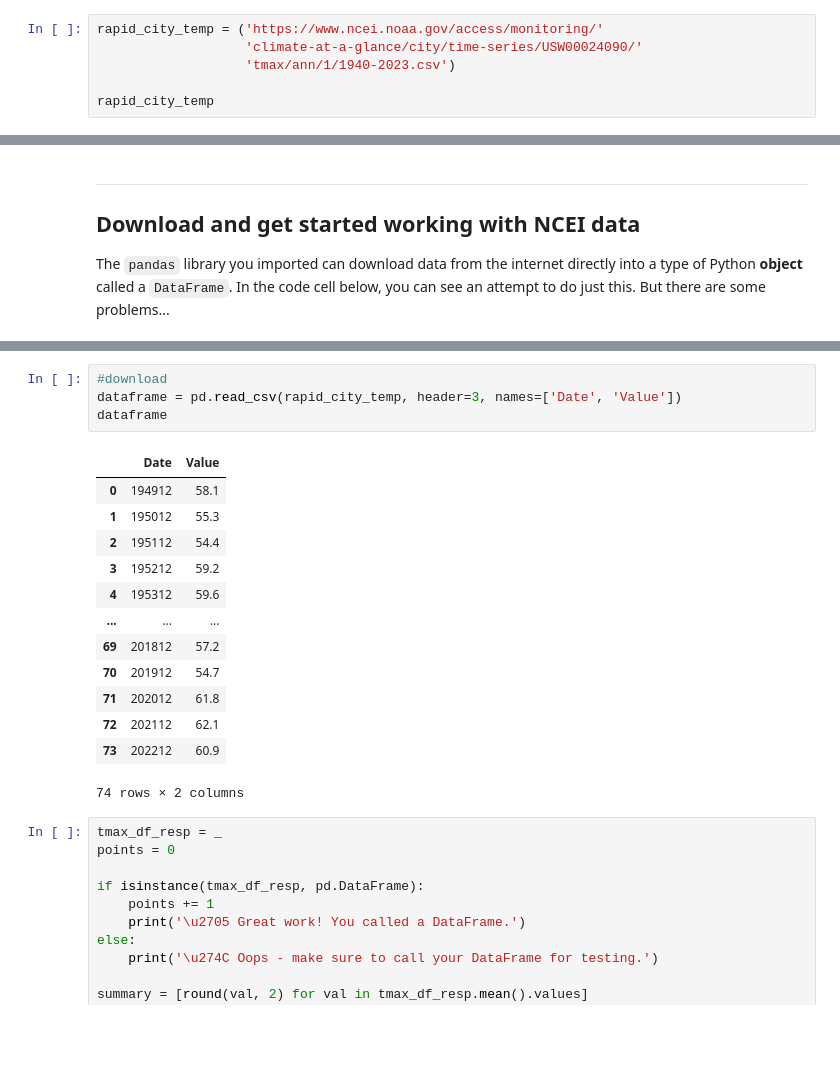
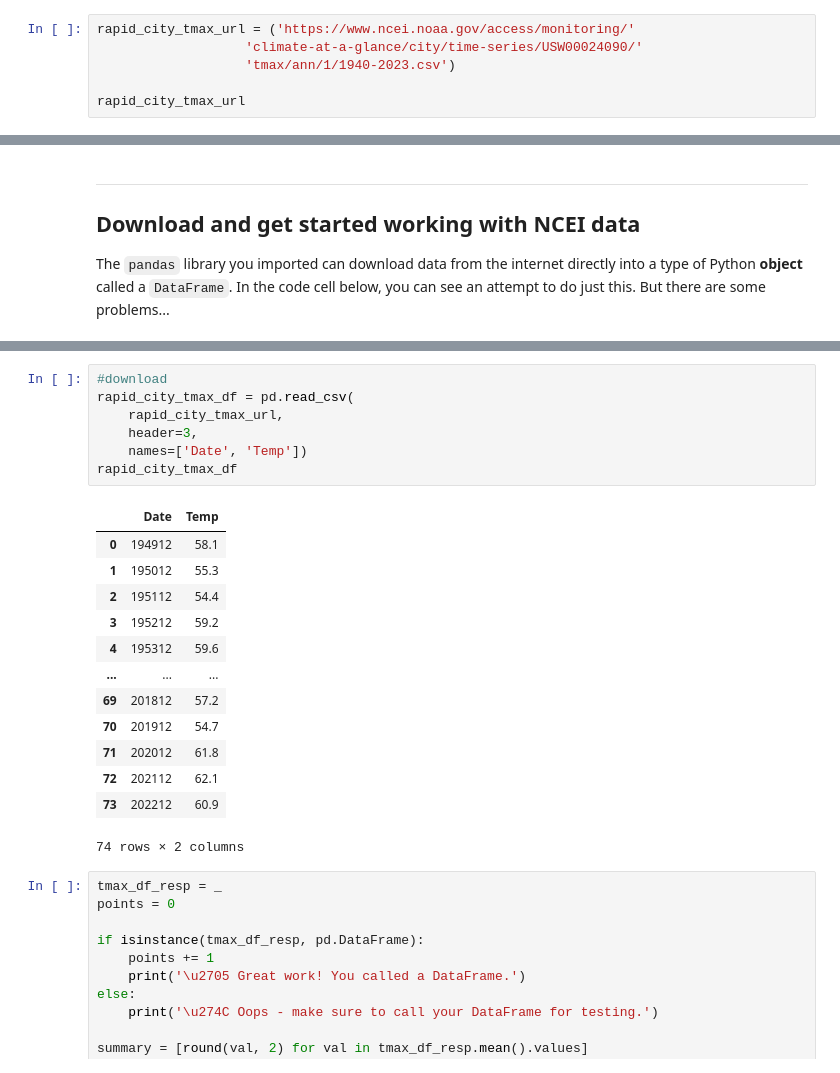
Before and after one commit to nquarder/get-started-with-reproducible-science-nquarder, a Jupyter notebook: Get Started with Open Reproducible Science!.ipynb, the cells around one changed output, grey strips where cells are left out. Cells and saved outputs as stored; diff of their text form; blank space fills up the shorter version.

```diff
--- a/Get Started with Open Reproducible Science!.ipynb
+++ b/Get Started with Open Reproducible Science!.ipynb
@@ -199,11 +200,11 @@ The cell below contains the URL for the data you will use in this part of the no
   2. Reformat the URL so that it adheres to the [79-character PEP-8 line limit](https://peps.python.org/pep-0008/#maximum-line-length)
   3. Call your variable (type out its name) to test it.
 # %%
-rapid_city_temp = ('https://www.ncei.noaa.gov/access/monitoring/'
+rapid_city_tmax_url = ('https://www.ncei.noaa.gov/access/monitoring/'
                    'climate-at-a-glance/city/time-series/USW00024090/'
                    'tmax/ann/1/1940-2023.csv')
 
-rapid_city_temp
+rapid_city_tmax_url
 # %% [output]
 'https://www.ncei.noaa.gov/access/monitoring/climate-at-a-glance/city/time-series/USW00024090/tmax/ann/1/1940-2023.csv'
 # %%
@@ -233,10 +238,13 @@ The `pandas` library you imported can download data from the internet directly i
   > HINT: Check out the `type()` function below - you can use it to check that your data is now in `DataFrame` type object
 # %%
 #download
-dataframe = pd.read_csv(rapid_city_temp, header=3, names=['Date', 'Value'])
-dataframe
+rapid_city_tmax_df = pd.read_csv(
+    rapid_city_tmax_url,
+    header=3,
+    names=['Date', 'Temp'])
+rapid_city_tmax_df
 # %% [output]
-|  | Date | Value |
+|  | Date | Temp |
 | 0 | 194912 | 58.1 |
 | 1 | 195012 | 55.3 |
 | 2 | 195112 | 54.4 |
```
Also changed, not shown: parts of 10 cells of this notebook.
